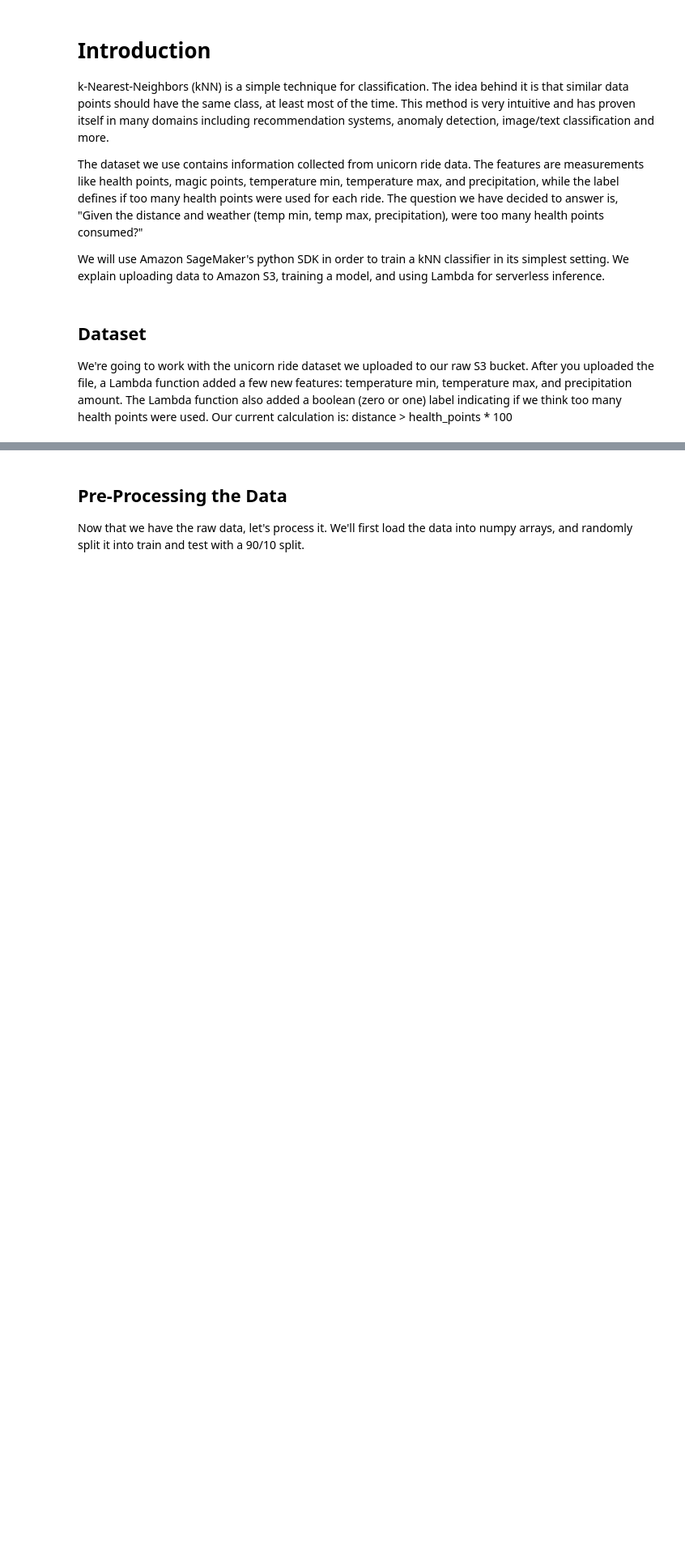
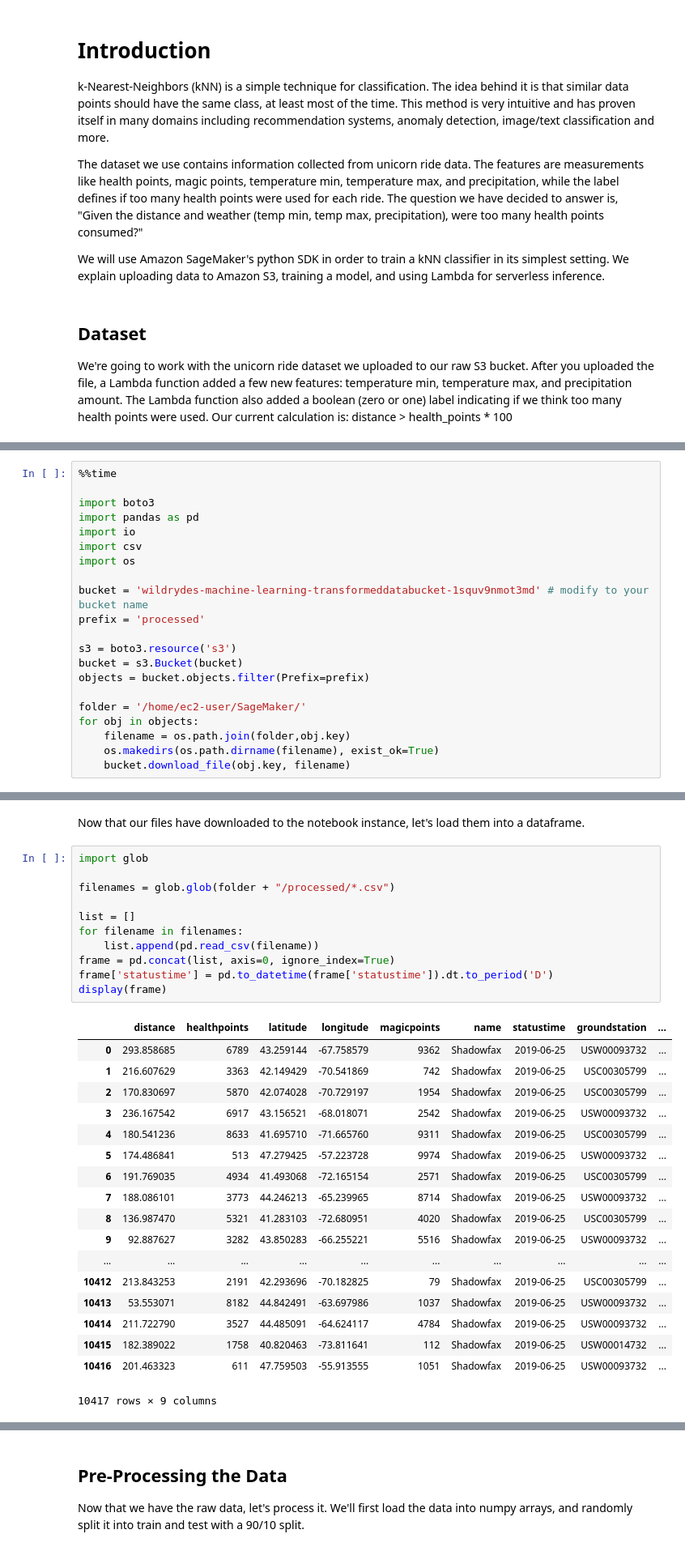
Before and after one commit to aws-samples/aws-serverless-workshops, a Jupyter notebook: MachineLearning/0_ExternalData/notebooks/nearest_neighbor.ipynb, the cells around one changed output, grey strips where cells are left out. Shown at 81% size. Cells and saved outputs as stored; diff of their text form; blank space fills up the shorter version.

Commit message:
Significant changes to data manipulation in SageMaker notebook. Bringing files down to instance, using Pandas to build dataframes and pivots in much smarter way.

```diff
--- a/MachineLearning/0_ExternalData/notebooks/nearest_neighbor.ipynb
+++ b/MachineLearning/0_ExternalData/notebooks/nearest_neighbor.ipynb
@@ -26,0 +16,21 @@ Let's verify the file downloaded
+# %%
+%%time
+
+import boto3
+import pandas as pd
+import io
+import csv
+import os
+
+bucket = 'wildrydes-machine-learning-transformeddatabucket-1squv9nmot3md' # modify to your bucket name
+prefix = 'processed'
+
+s3 = boto3.resource('s3')
+bucket = s3.Bucket(bucket)
+objects = bucket.objects.filter(Prefix=prefix)
+
+folder = '/home/ec2-user/SageMaker/'
+for obj in objects:
+    filename = os.path.join(folder,obj.key)
+    os.makedirs(os.path.dirname(filename), exist_ok=True)
+    bucket.download_file(obj.key, filename)
@@ -30,0 +47,32 @@ ls -lah /tmp/raw
+# %% [markdown]
+Now that our files have downloaded to the notebook instance, let's load them into a dataframe.
+# %%
+import glob
+
+filenames = glob.glob(folder + "/processed/*.csv")
+
+list = []
+for filename in filenames:
+    list.append(pd.read_csv(filename))
+frame = pd.concat(list, axis=0, ignore_index=True)
+frame['statustime'] = pd.to_datetime(frame['statustime']).dt.to_period('D')
+display(frame)
+# %% [output]
+|  | distance | healthpoints | latitude | longitude | magicpoints | name | statustime | groundstation | ... |
+| 0 | 293.858685 | 6789 | 43.259144 | -67.758579 | 9362 | Shadowfax | 2019-06-25 | USW00093732 | ... |
+| 1 | 216.607629 | 3363 | 42.149429 | -70.541869 | 742 | Shadowfax | 2019-06-25 | USC00305799 | ... |
+| 2 | 170.830697 | 5870 | 42.074028 | -70.729197 | 1954 | Shadowfax | 2019-06-25 | USC00305799 | ... |
+| 3 | 236.167542 | 6917 | 43.156521 | -68.018071 | 2542 | Shadowfax | 2019-06-25 | USW00093732 | ... |
+| 4 | 180.541236 | 8633 | 41.695710 | -71.665760 | 9311 | Shadowfax | 2019-06-25 | USC00305799 | ... |
+| 5 | 174.486841 | 513 | 47.279425 | -57.223728 | 9974 | Shadowfax | 2019-06-25 | USW00093732 | ... |
+| 6 | 191.769035 | 4934 | 41.493068 | -72.165154 | 2571 | Shadowfax | 2019-06-25 | USC00305799 | ... |
+| 7 | 188.086101 | 3773 | 44.246213 | -65.239965 | 8714 | Shadowfax | 2019-06-25 | USW00093732 | ... |
+| 8 | 136.987470 | 5321 | 41.283103 | -72.680951 | 4020 | Shadowfax | 2019-06-25 | USC00305799 | ... |
+| 9 | 92.887627 | 3282 | 43.850283 | -66.255221 | 5516 | Shadowfax | 2019-06-25 | USW00093732 | ... |
+| ... | ... | ... | ... | ... | ... | ... | ... | ... | ... |
+| 10412 | 213.843253 | 2191 | 42.293696 | -70.182825 | 79 | Shadowfax | 2019-06-25 | USC00305799 | ... |
+| 10413 | 53.553071 | 8182 | 44.842491 | -63.697986 | 1037 | Shadowfax | 2019-06-25 | USW00093732 | ... |
+| 10414 | 211.722790 | 3527 | 44.485091 | -64.624117 | 4784 | Shadowfax | 2019-06-25 | USW00093732 | ... |
+| 10415 | 182.389022 | 1758 | 40.820463 | -73.811641 | 112 | Shadowfax | 2019-06-25 | USW00014732 | ... |
+| 10416 | 201.463323 | 611 | 47.759503 | -55.913555 | 1051 | Shadowfax | 2019-06-25 | USW00093732 | ... |
+10417 rows × 9 columns
```
Also changed, not shown: parts of 14 cells of this notebook, 1 other file.
